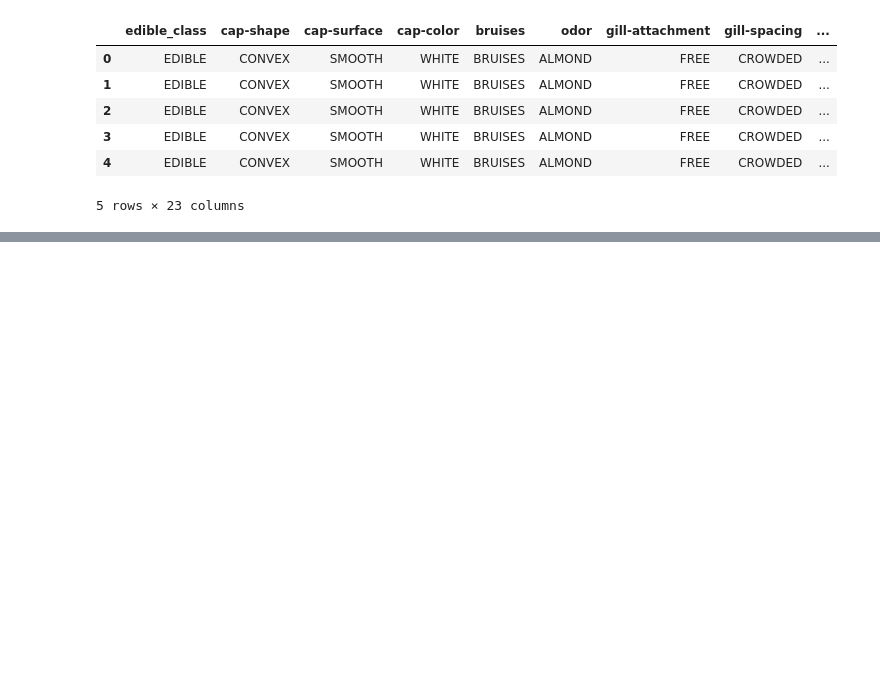
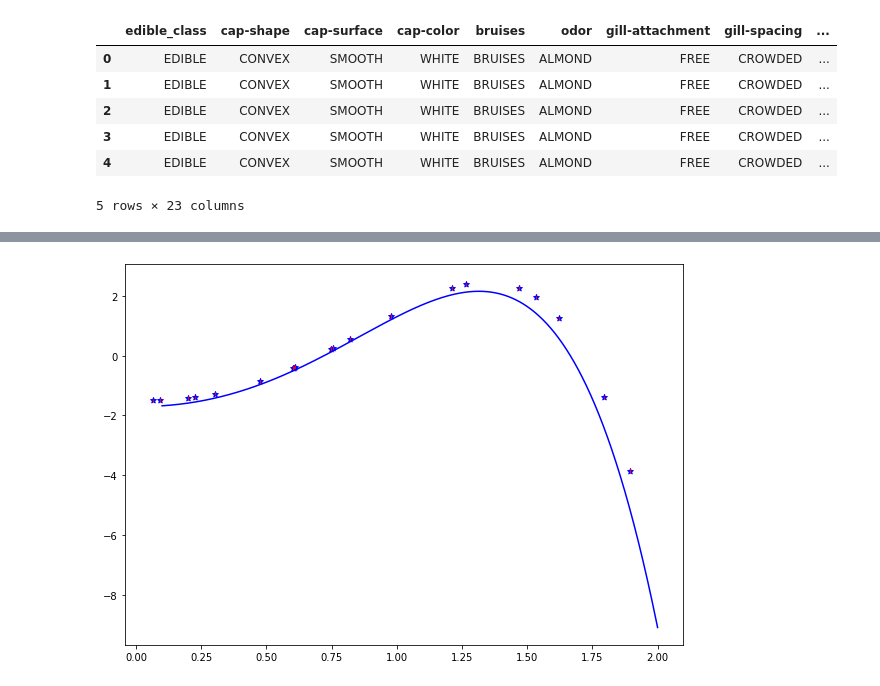
Before and after one commit to congxinxu0116/UVA, a Jupyter notebook: DS 6014/Homework 2 Bayes Optimal Classifier.ipynb, the cells around one changed output, grey strips where cells are left out. Drawn from its saved outputs; the diff is of its cells as text; code cells hidden in the pictures; blank space fills up the shorter version.

```diff
--- a/DS 6014/Homework 2 Bayes Optimal Classifier.ipynb
+++ b/DS 6014/Homework 2 Bayes Optimal Classifier.ipynb
@@ -433,0 +630,76 @@ data_2.head()
+# %%
+import matplotlib.pyplot as plt
+
+# Number and range of training samples
+N = 500
+x_min = 0.1
+x_max = 2
+
+# sigma eta and sigma theta
+variance_input = [0.05, 0.1]
+
+# Variance for the noise, eta
+variance_eta = variance_input[0]
+std_eta = np.sqrt(variance_eta)
+
+# Set random or true theta parameters for the ground truth equation
+theta_true = np.array([-1.7, -0.1, 3.2, 0.7, -0.8])
+theta_distrbd = np.array([1,1,1,1,1])
+l = len(theta_true)
+
+# Parameters for gaussian prior
+# Variance for the prior
+variance_theta = variance_input[1]
+sigma_theta = np.sqrt(variance_theta)
+mu_theta_prior = theta_true # or mu_theta_prior = theta_distrbd
+
+# Number of samples for prediction
+Np = 20
+
+# Generate training samples
+x = np.linspace(x_min, x_max, N, endpoint=False)
+
+# Generate random eta
+eta = np.random.normal(0, std_eta, N)
+
+# Measurement matrix
+phi = np.array([np.ones_like(x), x, np.sqrt(x), np.log(x), np.power(x,3)]).T
+
+# Generate observations with eta
+y = np.matmul(phi, theta_true) + eta
+
+# Covariance matrix of Gaussian posterior
+temp = np.power(variance_theta, -1) * np.eye(l) + np.matmul(phi.T, phi) * np.power(variance_eta, -1)
+sigma_theta_pos = np.linalg.inv(temp)
+
+# Posterior mean
+mu_theta_pos =  mu_theta_prior + np.dot(np.power(variance_eta, -1) * (sigma_theta_pos), np.dot(phi.T, (y - np.dot(phi, mu_theta_prior))))
+
+# Generate sample for predictions
+x_pred = (x_max - x_min) * np.random.random(Np)
+
+# Prediction measurement matrix, need to change here
+phi_pred = np.array([np.ones_like(x_pred), x_pred, np.power(x_pred,2), np.power(x_pred,3), np.power(x_pred,5)]).T
+
+# Predicted mean
+mu_y_pred = np.dot(phi_pred, mu_theta_pos)
+
+# Predicted variance
+temp = np.power(variance_theta, -1) * np.eye(l) + np.matmul(phi_pred.T, phi_pred) * np.power(variance_eta, -1)
+sigma_theta_pos_pred = np.linalg.inv(temp)
+sigma_y_pred = variance_eta + np.dot(np.dot(phi_pred, sigma_theta_pos_pred), phi_pred.T)
+
+# Plot ground truth and results
+
+x_true = np.linspace(x_min, x_max, 5000, endpoint=False)
+phi_true = np.array([np.ones_like(x_true), x_true, np.power(x_true,2), np.power(x_true,3), np.power(x_true,5)]).T
+y_true = np.dot(phi_true, theta_true)
+
+
+plt.figure(figsize=(10,7))
+plt.plot(x_true,y_true, 'blue')
+plt.scatter(x_pred, mu_y_pred, marker='*', c='blue')
+plt.errorbar(x_pred,mu_y_pred, yerr=np.diag(sigma_y_pred), linestyle='None', c='red', linewidth=1)
+plt.show()
+# %% [output]
+[figure, added]
```
Also changed, not shown: parts of 12 cells of this notebook, 1 other file.
